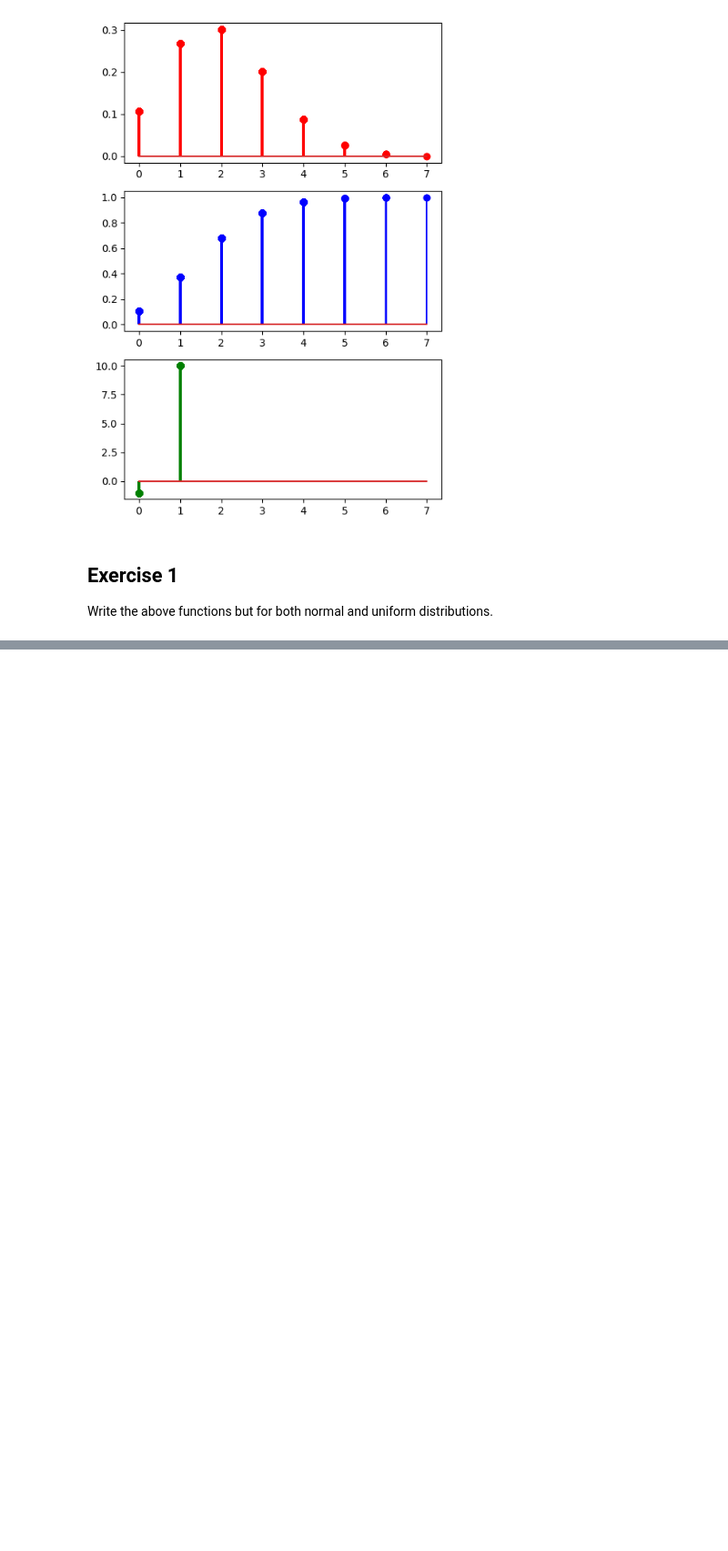
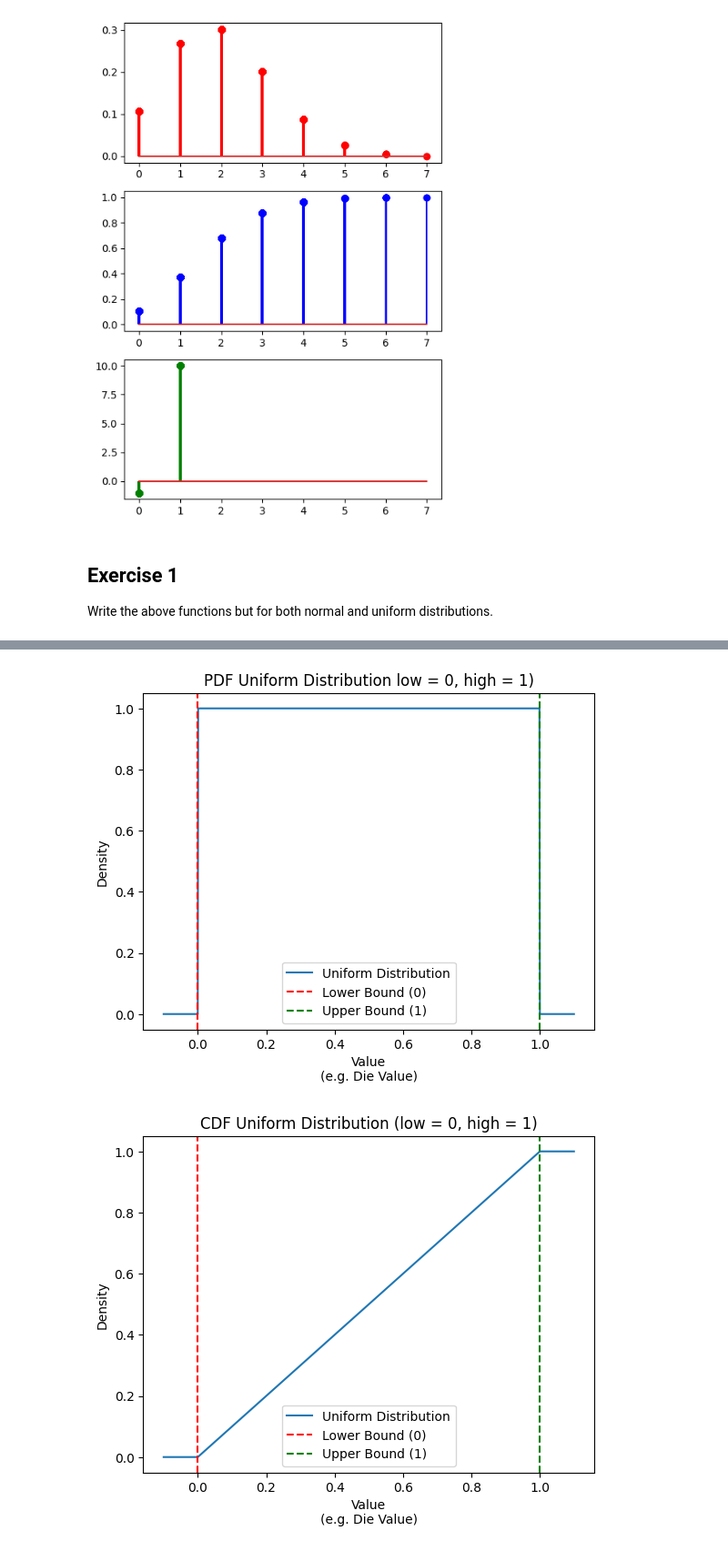
Before and after one commit to 4GeeksAcademy/Team-Crunchy-Tacos_probability-distribution-exercises-project-with-python, a Jupyter notebook: notebook/problems.ipynb, the cells around one changed output, grey strips where cells are left out. Shown at 91% size. Saved outputs shown, nothing was run; the diff lists cells and outputs as text; code cells hidden in the pictures; blank space fills up the shorter version.

```diff
--- a/notebook/problems.ipynb
+++ b/notebook/problems.ipynb
@@ -179,0 +134,47 @@ plt.show()
+# %%
+
+
+#uniform distribution
+from scipy.stats import uniform
+
+# Parameters
+l = 0
+h = 1
+x = np.linspace(-0.1, 1.1, 1000)
+pdf_uniform = uniform.pdf(x, l, h)
+cdf_uniform = uniform.cdf(x, l, h)
+ppf_uniform = uniform.ppf(x, l, h)
+
+
+# Plotting
+plt.plot(x, pdf_uniform, label='Uniform Distribution')
+plt.title(f"PDF Uniform Distribution low = {l}, high = {h})")
+plt.xlabel("Value\n(e.g. Die Value)")
+plt.ylabel("Density")
+plt.axvline(l, color='red', linestyle='--', label='Lower Bound (0)')  # Line at lower bound
+plt.axvline(h, color='green', linestyle='--', label='Upper Bound (1)')  # Line at upper bound
+plt.legend()
+plt.show()
+
+# Plotting
+plt.plot(x, cdf_uniform, label='Uniform Distribution')
+plt.title(f"CDF Uniform Distribution (low = {l}, high = {h})")
+plt.xlabel("Value\n(e.g. Die Value)")
+plt.ylabel("Density")
+plt.axvline(l, color='red', linestyle='--', label='Lower Bound (0)')  # Line at lower bound
+plt.axvline(h, color='green', linestyle='--', label='Upper Bound (1)')  # Line at upper bound
+plt.legend()
+plt.show()
+
+# Plotting
+plt.plot(x, ppf_uniform, label='Uniform Distribution')
+plt.title(f"PPF Uniform Distribution (low = {l}, high = {h})")
+plt.xlabel("Value\n(e.g. Die Value)")
+plt.ylabel("Density")
+plt.axvline(l, color='red', linestyle='--', label='Lower Bound (0)')  # Line at lower bound
+plt.axvline(h, color='green', linestyle='--', label='Upper Bound (1)')  # Line at upper bound
+plt.legend()
+plt.show()
+# %% [output]
+[figure, added]
+[figure, added]
```
Also changed, not shown: parts of 2 cells of this notebook.
